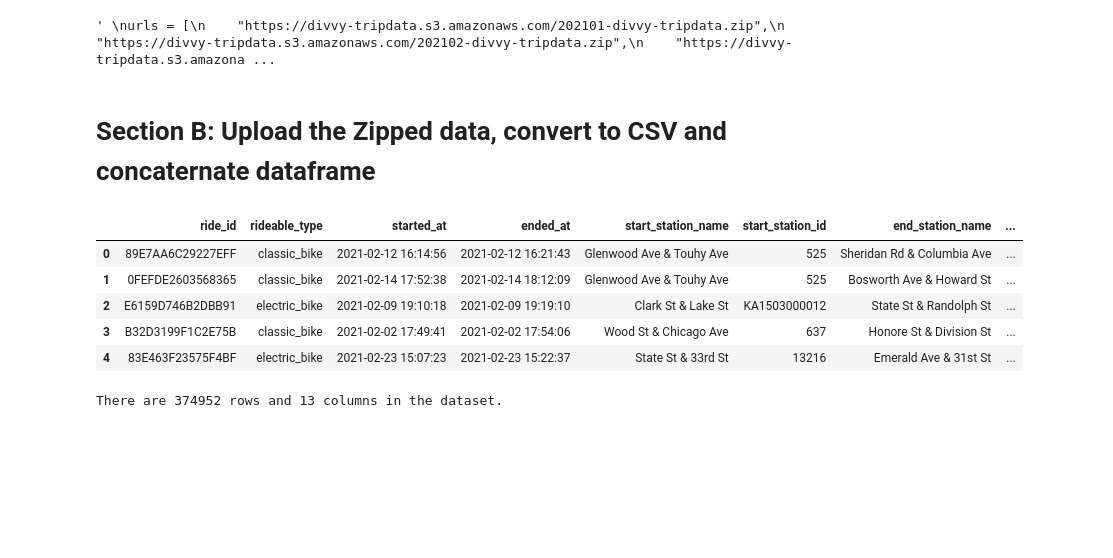
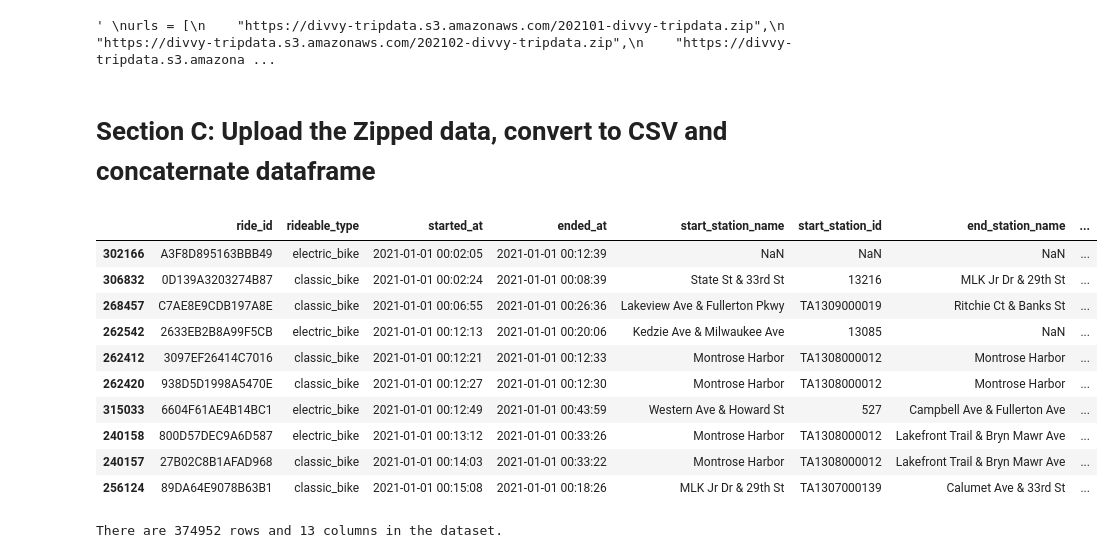
Before and after one commit to Nazneen-akram/coursera-rep, a Jupyter notebook: Google_CaseStudy_Bike_Share.ipynb, the cells around one changed output. Saved outputs shown, nothing was run; the diff lists cells and outputs as text; code cells hidden in the pictures; blank space fills up the shorter version.

```diff
--- a/Google_CaseStudy_Bike_Share.ipynb
+++ b/Google_CaseStudy_Bike_Share.ipynb
@@ -20,7 +75,7 @@ urls = [
 # %% [output]
 ' \nurls = [\n    "https://divvy-tripdata.s3.amazonaws.com/202101-divvy-tripdata.zip",\n    "https://divvy-tripdata.s3.amazonaws.com/202102-divvy-tripdata.zip",\n    "https://divvy-tripdata.s3.amazona ...
 # %% [markdown]
-# Section B: Upload the Zipped data, convert to CSV and concaternate dataframe
+# Section C: Upload the Zipped data, convert to CSV and concaternate dataframe
 # %%
 # Directory to save and unzip the files
 directory = "/content/sample_data"
@@ -46,15 +101,20 @@ dataframes = [pd.read_csv(filename) for filename in csv_files]
 
 # Concatenate all the DataFrames in the list into a single DataFrame
 all_data = pd.concat(dataframes, ignore_index=True)
-# %%
-all_data.head()
-# %% [output]
-|  | ride_id | rideable_type | started_at | ended_at | start_station_name | start_station_id | end_station_name | ... |
-| 0 | 89E7AA6C29227EFF | classic_bike | 2021-02-12 16:14:56 | 2021-02-12 16:21:43 | Glenwood Ave & Touhy Ave | 525 | Sheridan Rd & Columbia Ave | ... |
-| 1 | 0FEFDE2603568365 | classic_bike | 2021-02-14 17:52:38 | 2021-02-14 18:12:09 | Glenwood Ave & Touhy Ave | 525 | Bosworth Ave & Howard St | ... |
-| 2 | E6159D746B2DBB91 | electric_bike | 2021-02-09 19:10:18 | 2021-02-09 19:19:10 | Clark St & Lake St | KA1503000012 | State St & Randolph St | ... |
-| 3 | B32D3199F1C2E75B | classic_bike | 2021-02-02 17:49:41 | 2021-02-02 17:54:06 | Wood St & Chicago Ave | 637 | Honore St & Division St | ... |
-| 4 | 83E463F23575F4BF | electric_bike | 2021-02-23 15:07:23 | 2021-02-23 15:22:37 | State St & 33rd St | 13216 | Emerald Ave & 31st St | ... |
+# %%
+all_data.sort_values('started_at',inplace=False).head(10)
+# %% [output]
+|  | ride_id | rideable_type | started_at | ended_at | start_station_name | start_station_id | end_station_name | ... |
+| 302166 | A3F8D895163BBB49 | electric_bike | 2021-01-01 00:02:05 | 2021-01-01 00:12:39 | NaN | NaN | NaN | ... |
+| 306832 | 0D139A3203274B87 | classic_bike | 2021-01-01 00:02:24 | 2021-01-01 00:08:39 | State St & 33rd St | 13216 | MLK Jr Dr & 29th St | ... |
+| 268457 | C7AE8E9CDB197A8E | classic_bike | 2021-01-01 00:06:55 | 2021-01-01 00:26:36 | Lakeview Ave & Fullerton Pkwy | TA1309000019 | Ritchie Ct & Banks St | ... |
+| 262542 | 2633EB2B8A99F5CB | electric_bike | 2021-01-01 00:12:13 | 2021-01-01 00:20:06 | Kedzie Ave & Milwaukee Ave | 13085 | NaN | ... |
+| 262412 | 3097EF26414C7016 | classic_bike | 2021-01-01 00:12:21 | 2021-01-01 00:12:33 | Montrose Harbor | TA1308000012 | Montrose Harbor | ... |
+| 262420 | 938D5D1998A5470E | classic_bike | 2021-01-01 00:12:27 | 2021-01-01 00:12:30 | Montrose Harbor | TA1308000012 | Montrose Harbor | ... |
+| 315033 | 6604F61AE4B14BC1 | electric_bike | 2021-01-01 00:12:49 | 2021-01-01 00:43:59 | Western Ave & Howard St | 527 | Campbell Ave & Fullerton Ave | ... |
+| 240158 | 800D57DEC9A6D587 | electric_bike | 2021-01-01 00:13:12 | 2021-01-01 00:33:26 | Montrose Harbor | TA1308000012 | Lakefront Trail & Bryn Mawr Ave | ... |
+| 240157 | 27B02C8B1AFAD968 | classic_bike | 2021-01-01 00:14:03 | 2021-01-01 00:33:22 | Montrose Harbor | TA1308000012 | Lakefront Trail & Bryn Mawr Ave | ... |
+| 256124 | 89DA64E9078B63B1 | classic_bike | 2021-01-01 00:15:08 | 2021-01-01 00:18:26 | MLK Jr Dr & 29th St | TA1307000139 | Calumet Ave & 33rd St | ... |
 # %%
 # Get the number of rows and columns
 rows, cols = all_data.shape
```
Also changed, not shown: parts of 9 cells of this notebook.
